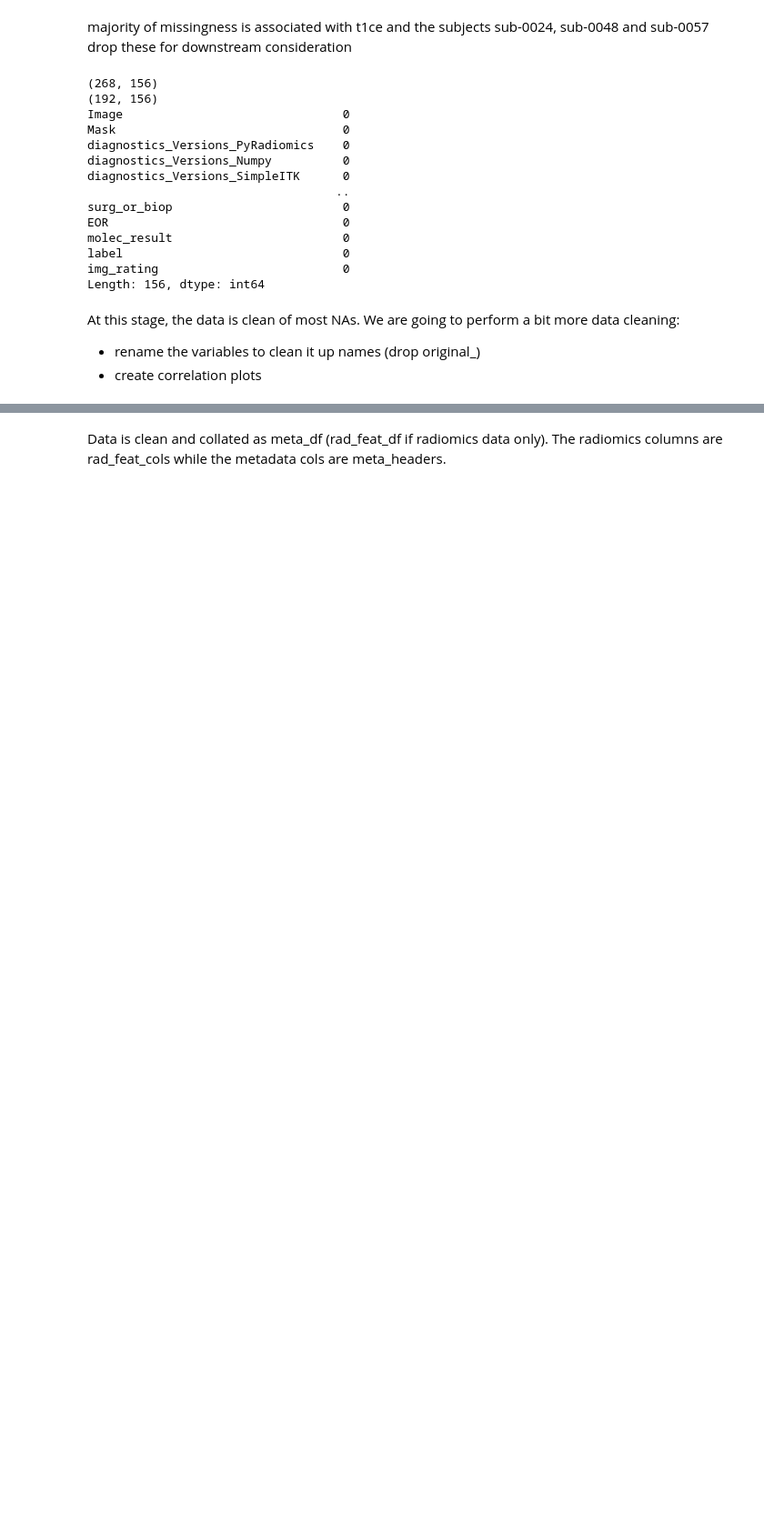
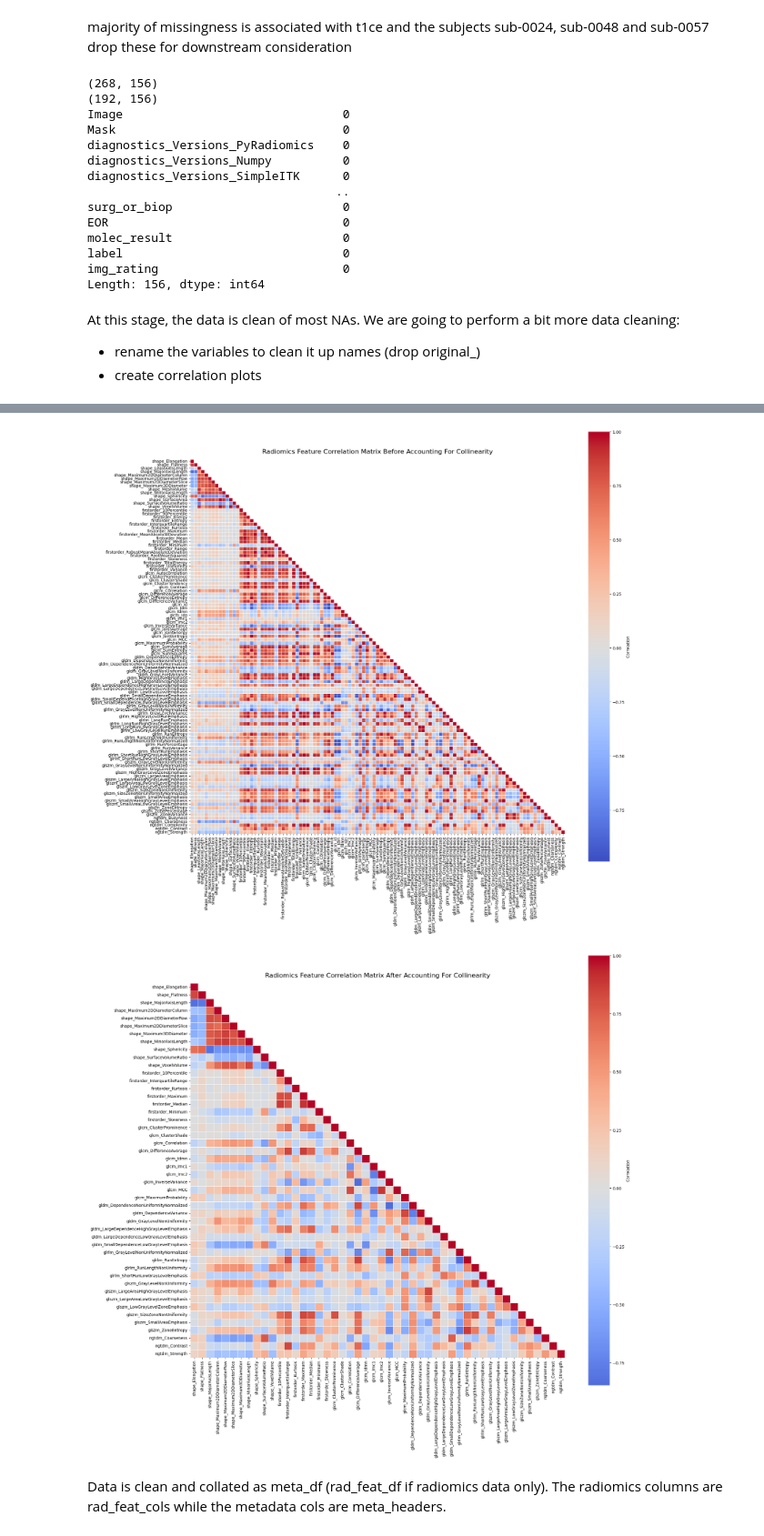
Before and after one commit to pmagbor/ds9000_project, a Jupyter notebook: 03_feat_engineering.ipynb, the cells around one changed output, grey strips where cells are left out. Shown at 91% size. Saved outputs shown, nothing was run; the diff lists cells and outputs as text; code cells hidden in the pictures; blank space fills up the shorter version.

```diff
--- a/03_feat_engineering.ipynb
+++ b/03_feat_engineering.ipynb
@@ -338,28 +317,38 @@ NameError: name 'squareform' is not defined
 # %%
 def get_lower_tri_heatmap(df):
     #https://stackoverflow.com/questions/2318529/plotting-only-upper-lower-triangle-of-a-heatmap
-    mask = np.zeros_like(df, dtype=np.bool)
+    mask = np.zeros_like(df, dtype=bool)
     mask[np.triu_indices_from(mask)] = True
 
     # Want diagonal elements as well
     mask[np.diag_indices_from(mask)] = False
 
     # Set up the matplotlib figure
     f, ax = plt.subplots(figsize=(20, 18))
 
     # # Generate a custom diverging colormap
     # cmap = sns.diverging_palette(220, 10, as_cmap=True)
 
     # Draw the heatmap with the mask and correct aspect ratio
     sns_plot = sns.heatmap(df, mask=mask, cmap="coolwarm", center=0,
             square=True, linewidths=.5, cbar_kws={"label": "Correlation"},
-            xticklabels=corr.columns, yticklabels=corr.columns)
+            xticklabels=df.columns, yticklabels=df.columns)
     return sns_plot
 
+# generating one heatmap for before we accounted for collinearity
 get_lower_tri_heatmap(corr)
-plt.title("Radiomics Feature Correlation Matrix", fontsize=16, pad=15)
+plt.title("Radiomics Feature Correlation Matrix Before Accounting For Collinearity", fontsize=16, pad=15)
 plt.tight_layout()
 plt.show()
+
+# generating one heatmap after
+get_lower_tri_heatmap(rad_feat_df_pruned.corr())
+plt.title("Radiomics Feature Correlation Matrix After Accounting For Collinearity", fontsize=16, pad=15)
+plt.tight_layout()
+plt.show()
+# %% [output]
+[figure, added]
+[figure, added]
 # %% [markdown]
 Data is clean and collated as meta_df (rad_feat_df if radiomics data only). The radiomics columns are rad_feat_cols while the metadata cols are meta_headers.
 # %%
```
Also changed, not shown: parts of 4 cells of this notebook, 2 other files.
